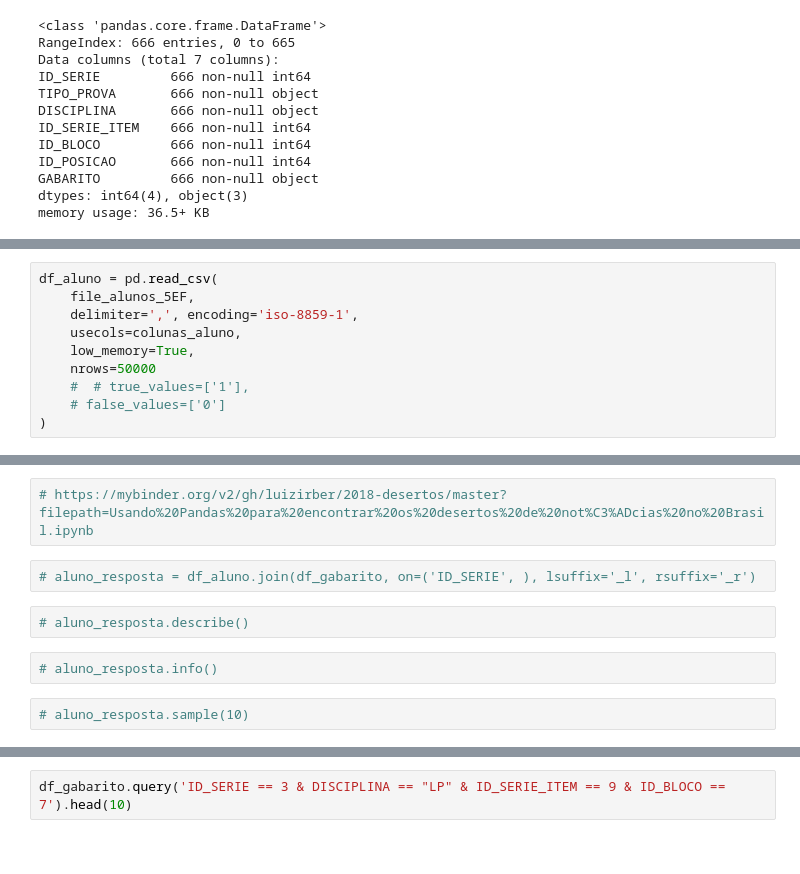
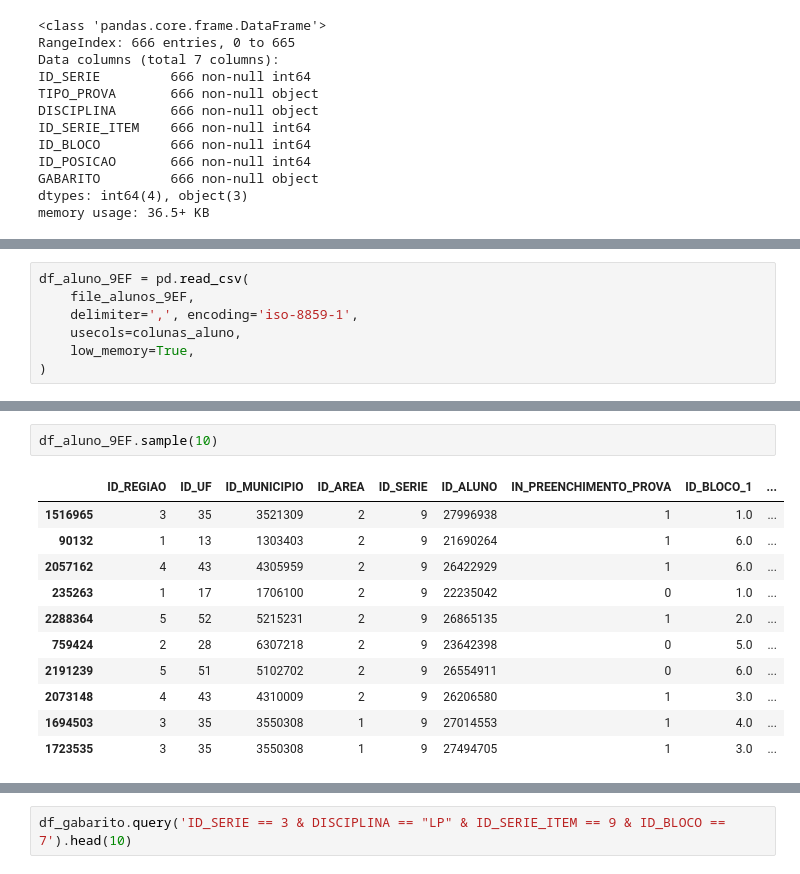
Before and after one commit to GomesDosSantos/AnaliseANEB, a Jupyter notebook: Livro.ipynb, the cells around one changed output, grey strips where cells are left out. Saved outputs shown, nothing was run; the diff lists cells and outputs as text.

```diff
--- a/Livro.ipynb
+++ b/Livro.ipynb
@@ -122,10 +135,7 @@ memory usage: 36.5+ KB
 # %%
-df_aluno = pd.read_csv(
-    file_alunos_5EF,
+df_aluno_9EF = pd.read_csv(
+    file_alunos_9EF,
     delimiter=',', encoding='iso-8859-1',
     usecols=colunas_aluno,
     low_memory=True,
-    nrows=50000
-    #  # true_values=['1'],
-    # false_values=['0']
 )
@@ -167,10 +170,14 @@ memory usage: 10.7+ MB
-# %%
-# https://mybinder.org/v2/gh/luizirber/2018-desertos/master?filepath=Usando%20Pandas%20para%20encontrar%20os%20desertos%20de%20not%C3%ADcias%20no%20Brasil.ipynb
-# %%
-# aluno_resposta = df_aluno.join(df_gabarito, on=('ID_SERIE', ), lsuffix='_l', rsuffix='_r')
-# %%
-# aluno_resposta.describe()
-# %%
-# aluno_resposta.info()
 # %%
-# aluno_resposta.sample(10)
+df_aluno_9EF.sample(10)
+# %% [output]
+|  | ID_REGIAO | ID_UF | ID_MUNICIPIO | ID_AREA | ID_SERIE | ID_ALUNO | IN_PREENCHIMENTO_PROVA | ID_BLOCO_1 | ... |
+| 1516965 | 3 | 35 | 3521309 | 2 | 9 | 27996938 | 1 | 1.0 | ... |
+| 90132 | 1 | 13 | 1303403 | 2 | 9 | 21690264 | 1 | 6.0 | ... |
+| 2057162 | 4 | 43 | 4305959 | 2 | 9 | 26422929 | 1 | 6.0 | ... |
+| 235263 | 1 | 17 | 1706100 | 2 | 9 | 22235042 | 0 | 1.0 | ... |
+| 2288364 | 5 | 52 | 5215231 | 2 | 9 | 26865135 | 1 | 2.0 | ... |
+| 759424 | 2 | 28 | 6307218 | 2 | 9 | 23642398 | 0 | 5.0 | ... |
+| 2191239 | 5 | 51 | 5102702 | 2 | 9 | 26554911 | 0 | 6.0 | ... |
+| 2073148 | 4 | 43 | 4310009 | 2 | 9 | 26206580 | 1 | 3.0 | ... |
+| 1694503 | 3 | 35 | 3550308 | 1 | 9 | 27014553 | 1 | 4.0 | ... |
+| 1723535 | 3 | 35 | 3550308 | 1 | 9 | 27494705 | 1 | 3.0 | ... |
```
Also changed, not shown: parts of 28 cells of this notebook, 2 other files.
